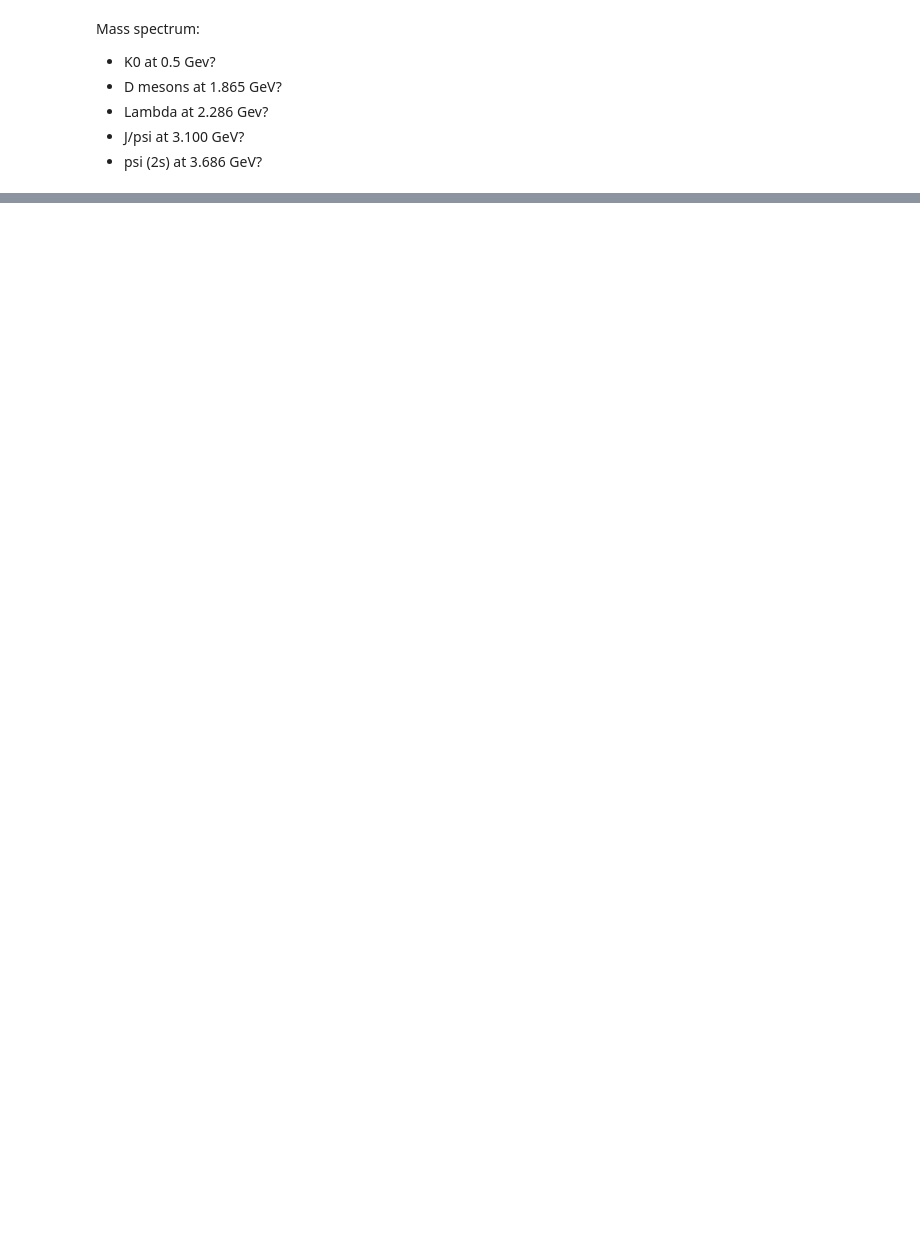
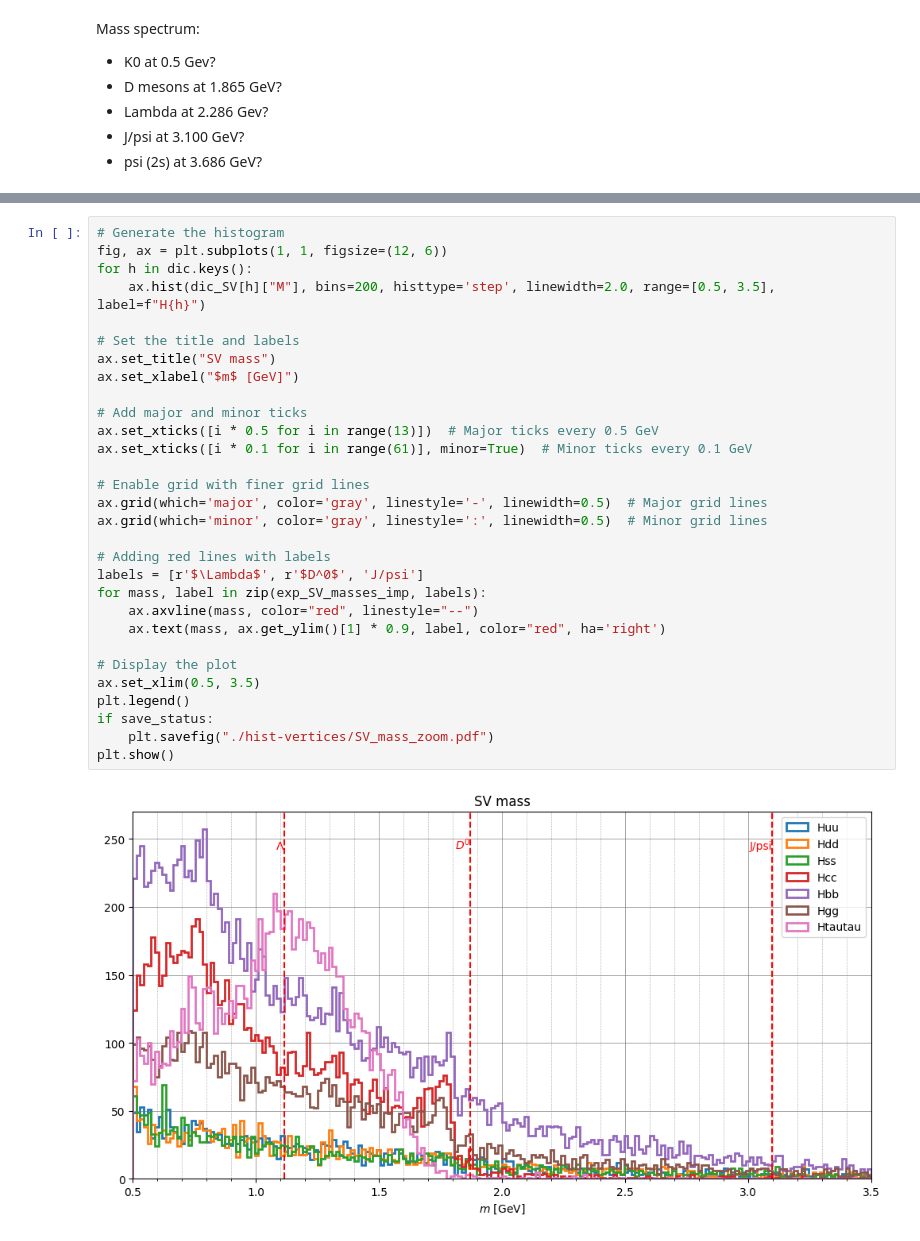
Before and after one commit to saracreates/TaggingResults, a Jupyter notebook: Hbb-vertices.ipynb, the cells around one changed output, grey strips where cells are left out. Drawn from its saved outputs; the diff is of its cells as text; blank space fills up the shorter version.

```diff
--- a/Hbb-vertices.ipynb
+++ b/Hbb-vertices.ipynb
@@ -124,0 +157,32 @@ Mass peak could be K0 with 497 MeV/c $^2$
+# %%
+# Generate the histogram
+fig, ax = plt.subplots(1, 1, figsize=(12, 6))
+for h in dic.keys():
+    ax.hist(dic_SV[h]["M"], bins=200, histtype='step', linewidth=2.0, range=[0.5, 3.5], label=f"H{h}")
+
+# Set the title and labels
+ax.set_title("SV mass")
+ax.set_xlabel("$m$ [GeV]")
+
+# Add major and minor ticks
+ax.set_xticks([i * 0.5 for i in range(13)])  # Major ticks every 0.5 GeV
+ax.set_xticks([i * 0.1 for i in range(61)], minor=True)  # Minor ticks every 0.1 GeV
+
+# Enable grid with finer grid lines
+ax.grid(which='major', color='gray', linestyle='-', linewidth=0.5)  # Major grid lines
+ax.grid(which='minor', color='gray', linestyle=':', linewidth=0.5)  # Minor grid lines
+
+# Adding red lines with labels
+labels = [r'$\Lambda$', r'$D^0$', 'J/psi']
+for mass, label in zip(exp_SV_masses_imp, labels):
+    ax.axvline(mass, color="red", linestyle="--")
+    ax.text(mass, ax.get_ylim()[1] * 0.9, label, color="red", ha='right')
+
+# Display the plot
+ax.set_xlim(0.5, 3.5)
+plt.legend()
+if save_status:
+    plt.savefig("./hist-vertices/SV_mass_zoom.pdf")
+plt.show()
+# %% [output]
+[figure, added]
```
Also changed, not shown: parts of 23 cells of this notebook, 5 other files.
